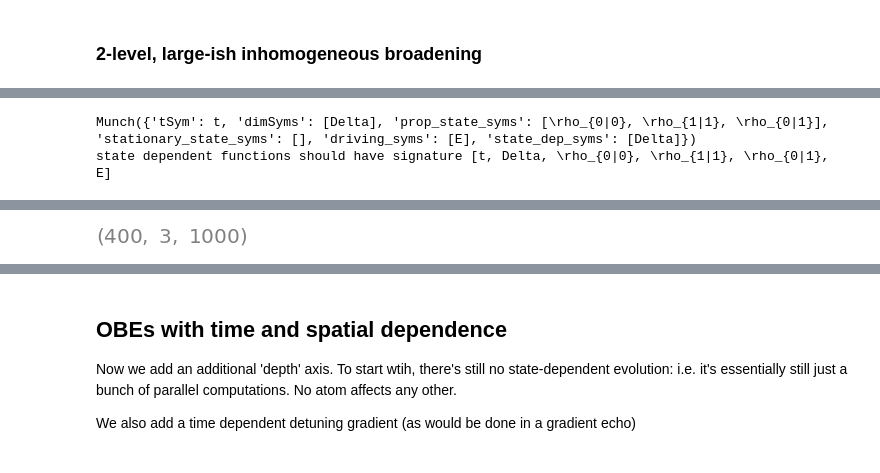
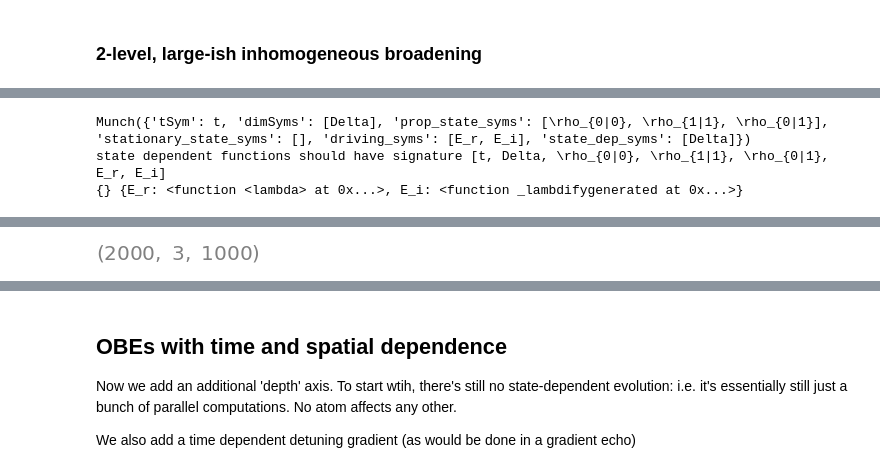
Before and after one commit to morgatron/spylind, a Jupyter notebook: examples/Solving master equations .ipynb, the cells around one changed output, grey strips where cells are left out. Drawn from its saved outputs; the diff is of its cells as text; code cells hidden in the pictures.

```diff
--- a/examples/Solving master equations .ipynb
+++ b/examples/Solving master equations .ipynb
@@ -254,17 +261,19 @@ $\displaystyle \left[\begin{matrix}\rho_{0|0} & \rho_{0|1}\\\overline{\rho_{0|1}
 # %%
-ode_s = so.ODESolver(dict(zip(lhsL, rhsL) ), tSym=tS,  dims={DeltaS: linspace(-3,3,1000)}, driving_syms=[ES])
-ode_s.set_driving({ES: lambda t: 1.0})
-p0 = zeros( (3,1000) )
-p0[1] = 1
-ode_s.set_initial_conditions(p0)
-ode_s.setup()
+sys = svp.ODESys(dict(zip(lhsL, rhsL) ), tSym=tS,  dims={DeltaS: linspace(-5,5,1000)}, driving_syms=[ES_r, ES_i])
+sys.set_driving({ES_r: lambda t: 0, ES_i: 0 + 0.00001*tS })
+p0 = zeros( (3,1000), dtype='c16' )
+p0[2] = 1
+sys.set_initial_conditions(p0)
 # %% [output]
-Munch({'tSym': t, 'dimSyms': [Delta], 'prop_state_syms': [\rho_{0|0}, \rho_{1|1}, \rho_{0|1}], 'stationary_state_syms': [], 'driving_syms': [E], 'state_dep_syms': [Delta]})
-state dependent functions should have signature [t, Delta, \rho_{0|0}, \rho_{1|1}, \rho_{0|1}, E]
+Munch({'tSym': t, 'dimSyms': [Delta], 'prop_state_syms': [\rho_{0|0}, \rho_{1|1}, \rho_{0|1}], 'stationary_state_syms': [], 'driving_syms': [E_r, E_i], 'state_dep_syms': [Delta]})
+state dependent functions should have signature [t, Delta, \rho_{0|0}, \rho_{1|1}, \rho_{0|1}, E_r, E_i]
+{} {E_r: <function <lambda> at 0x...>, E_i: <function _lambdifygenerated at 0x...>}
 # %%
-tSteps = linspace(0,20,400)
-%time ode_s.integrate(tSteps, max_step_size=1)
-res= np.array(ode_s.outputL)
+tSteps = linspace(0,10,2000)
+model = sys.setup_model(max_step=0.1)
+%time res = model.integrate(tSteps)
+#%time ode_s.integrate(tSteps, max_step_size=1)
+#res= np.array(ode_s.outputL)
 display(res.shape)
 # %% [output]
 Not integrating first step (it's just the initial state)
@@ -273,4 +282,4 @@ Wall time: 248 ms
-[figure, old version]
+[figure, new version]
 # %%
 plot(  res[:,:,500] )
 plot(  res[:,2,500].imag )
```
Also changed, not shown: parts of 59 cells of this notebook, 9 other files.
